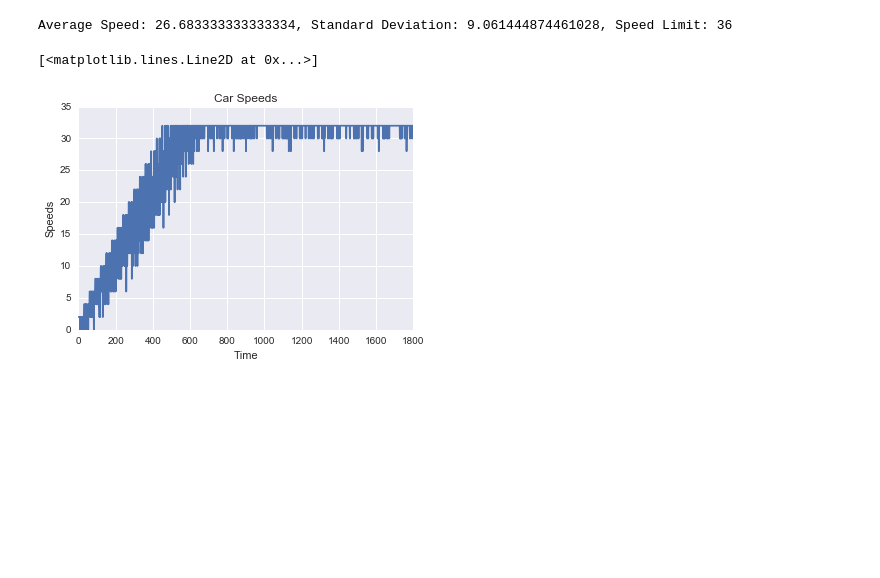
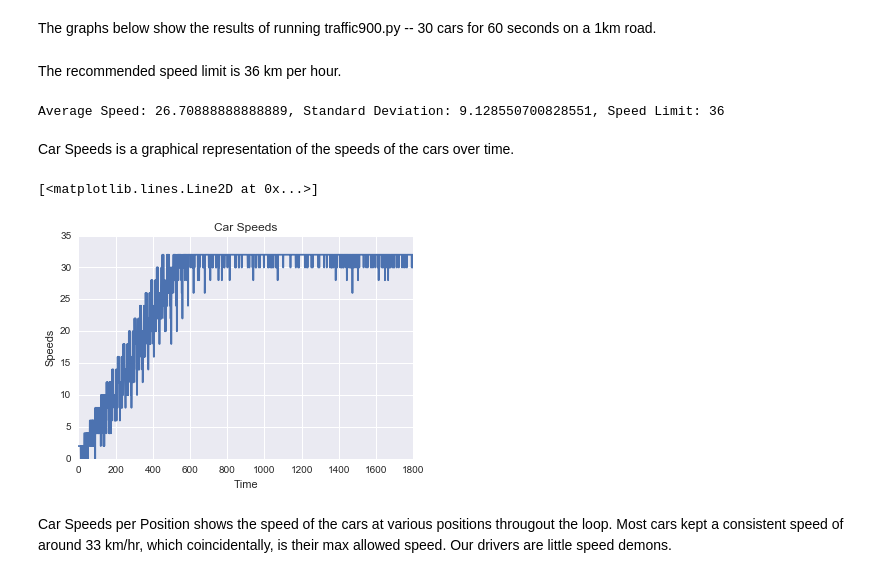
Before and after one commit to tarakdavis/traffic-simulation, a Jupyter notebook: Road-Rage.ipynb, the cells around one changed output. Drawn from its saved outputs; the diff is of its cells as text; code cells hidden in the pictures; blank space fills up the shorter version.

Commit message:
Updated jupyter notebook to show car speeds over time.

```diff
--- a/Road-Rage.ipynb
+++ b/Road-Rage.ipynb
@@ -10,18 +12,26 @@ import seaborn as sns
+# %% [markdown]
+The graphs below show the results of running traffic900.py -- 30 cars for 60 seconds on a 1km road.
 # %%
 road = Road()
 road.populate_cars()
 simulation = Simulation(road)
 #simulation.run(road)
+# %% [markdown]
+The recommended speed limit is 36 km per hour.
 # %%
-car_list = simulation.run(road)
+speeds, positions = simulation.run(road)
 # %% [output]
-Average Speed: 26.683333333333334, Standard Deviation: 9.061444874461028, Speed Limit: 36
+Average Speed: 26.70888888888889, Standard Deviation: 9.128550700828551, Speed Limit: 36
+# %% [markdown]
+Car Speeds is a graphical representation of the speeds of the cars over time.
 # %%
-x = car_list
+x = speeds
 plt.xlabel('Time')
 plt.ylabel('Speeds')
 plt.title('Car Speeds')
 plt.plot(x)
 # %% [output]
 [<matplotlib.lines.Line2D at 0x...>]
-[figure, old version]
+[figure, new version]
+# %% [markdown]
+Car Speeds per Position shows the speed of the cars at various positions througout the loop. Most cars kept a consistent speed of around 33 km/hr, which coincidentally, is their max allowed speed. Our drivers are little speed demons.
```
Also changed, not shown: parts of 6 cells of this notebook, 2 other files.
